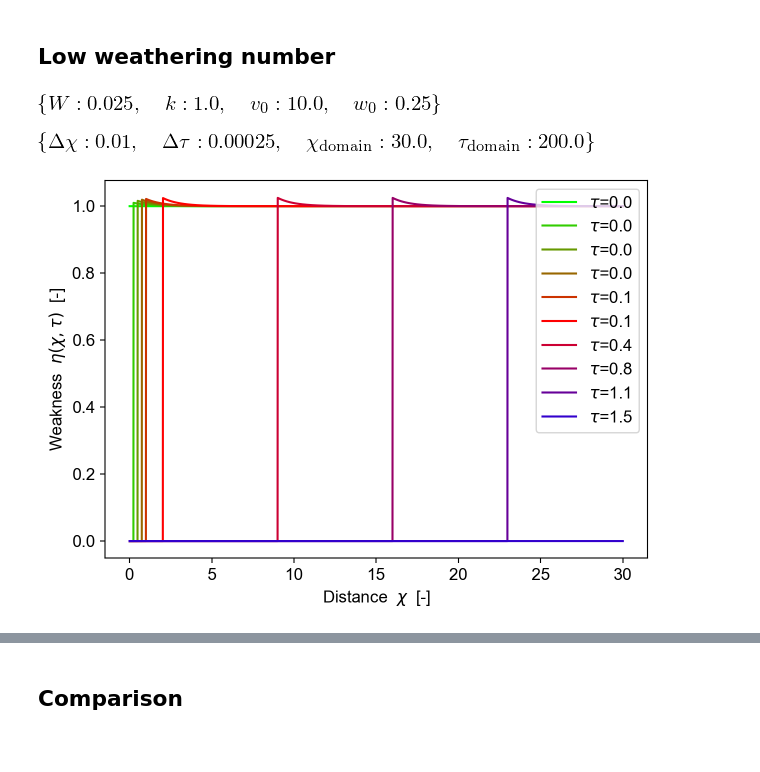
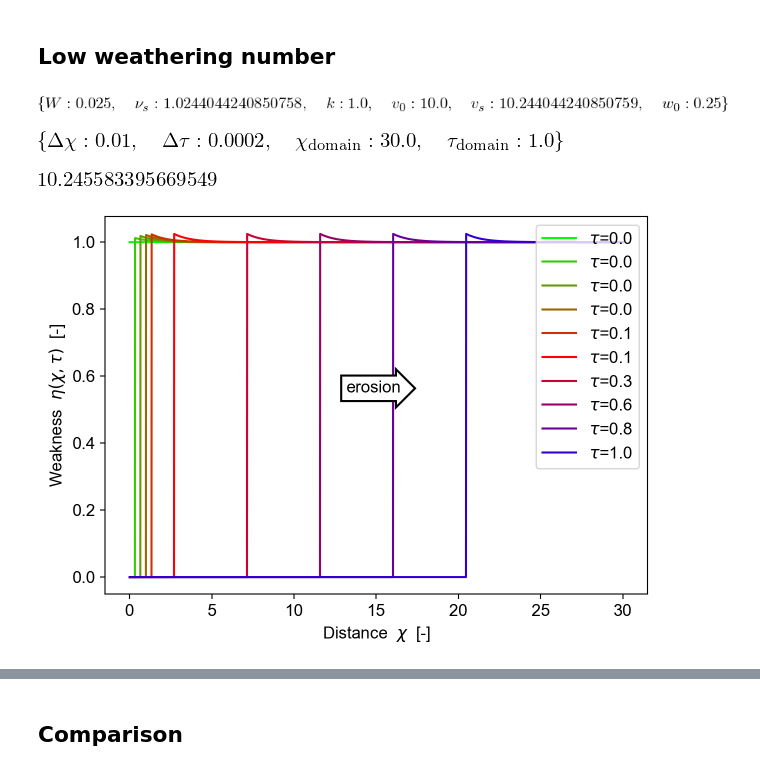
Before and after one commit to cstarkjp/BedrockRiver, a Jupyter notebook: WeatheringMediated.ipynb, the cells around one changed output, grey strips where cells are left out. Drawn from its saved outputs; the diff is of its cells as text; code cells hidden in the pictures.

```diff
--- a/WeatheringMediated.ipynb
+++ b/WeatheringMediated.ipynb
@@ -256,11 +256,20 @@ sy.init_printing(pretty_print=True,wrap_line=True)
 # %% [markdown]
 ### Numerical method
 # %%
-W, w_0, v_0, k = sy.symbols('W w_0 v_0 k', positive=True)
+W, w_0, v_0, k, nu_s, v_s = sy.symbols('W w_0 v_0 k \\nu_s v_s', positive=True)
 Delta_chi = sy.symbols('\\Delta\\chi', positive=True)
 Delta_tau = sy.symbols('\\Delta\\tau', positive=True)
 chi_domain_size = sy.symbols('\chi_\mathrm{domain}', positive=True)
 tau_domain_size = sy.symbols('\\tau_\mathrm{domain}', positive=True)
+# %%
+def expH(x):
+    return np.exp(-x*np.heaviside(x,0))
+
+def nu_s_W(W):
+    return 0.5*(1+np.sqrt(1+4*W))
+
+def eta_x_t(tau,chi,W):
+    return (1+(W/nu_s_W(W))*np.exp(-(chi)))*np.heaviside(chi,0)
 # %%
 class ErosionWeathering():
     def __init__(self, pdict, ndict):
@@ -508,27 +605,31 @@ plot_steadystate(fig_ss_transW,ew_transW)
 # %%
 pdict = {
     w_0: np.float64(0.25),
     v_0: np.float64(10),
     k:   np.float64(1)
 }
 ndict = {
     chi_domain_size: 30.0,
-    tau_domain_size: 200.0,
+    tau_domain_size: 1.0,
     Delta_chi      : 0.01,
-    Delta_tau      : 0.00025
+    Delta_tau      : 0.0002
 }
 ew_lowW = ErosionWeathering(pdict,ndict)
 ew_lowW.pdict
 ew_lowW.ndict
 ew_lowW.solve()
+i  = ew_lowW.nu_array.shape[0]//2
+di = ew_lowW.nu_array.shape[0]//10
+np.mean(ew_lowW.nu_array[i-di:i+di])*ew_lowW.pdict[w_0]
 # %% [output]
-[figure, old version]
+[figure, new version]
-[figure, old version]
+[figure, new version]
+[figure, added]
 # %%
 fig_evolution_lowW = create_figure('lowW_evolution')
-plot_evolution(fig_evolution_transW, ew_lowW, tc=4000)
+plot_evolution(fig_evolution_transW, ew_lowW, tc=15)
 # %% [output]
-[figure, old version]
+[figure, new version]
 # %%
 fig_ss_lowW = create_figure('lowW_ss')
 plot_steadystate(fig_ss_lowW,ew_lowW)
```
Also changed, not shown: parts of 16 cells of this notebook, 7 other files.
